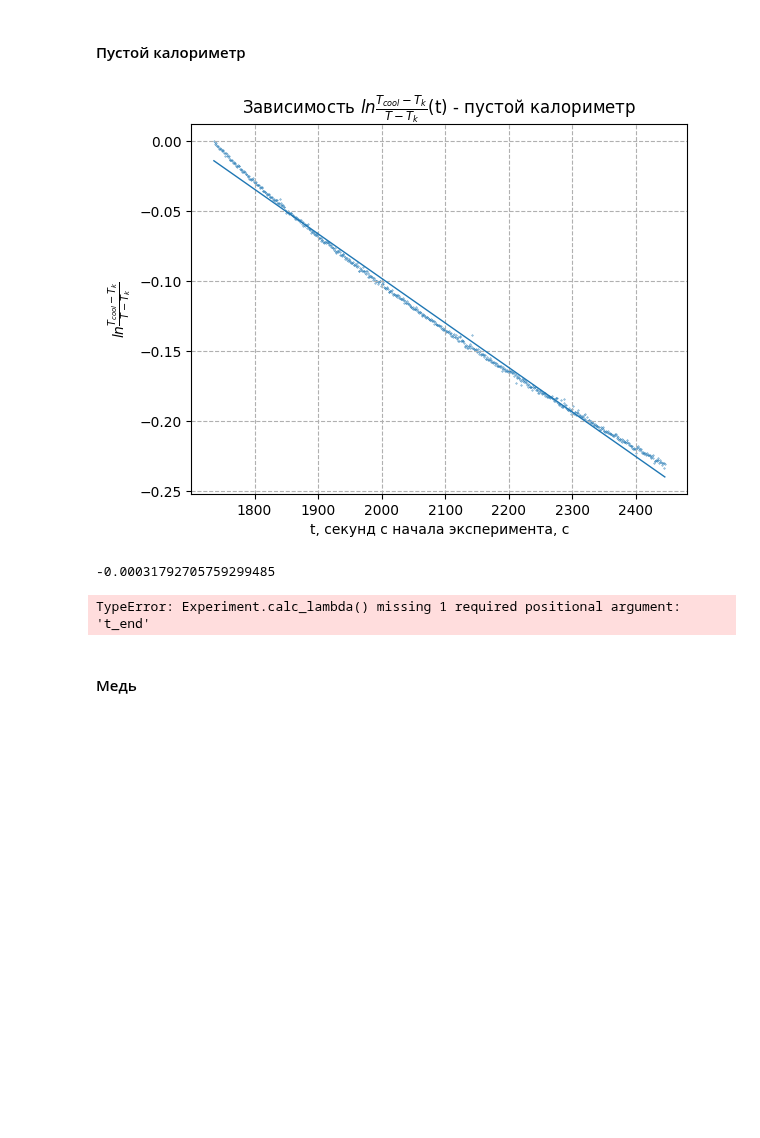
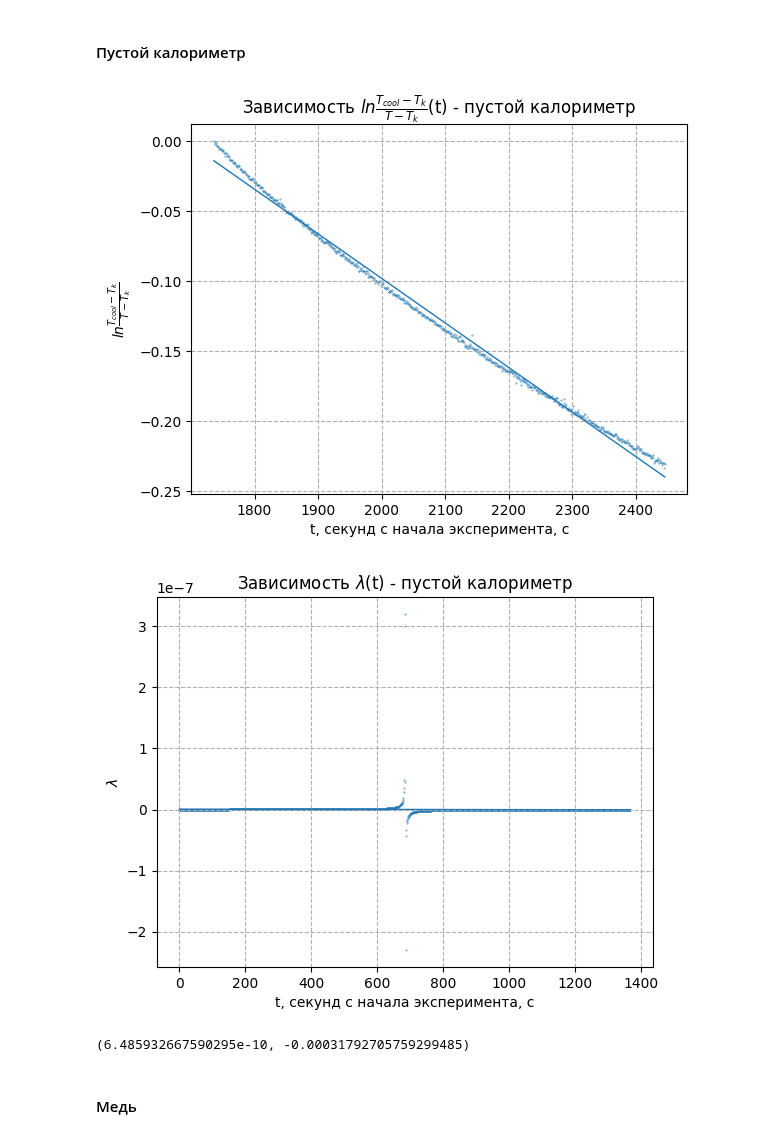
Before and after one commit to UjeNeTORT/labs, a Jupyter notebook: sem_2/2.1.4/laba.ipynb, the cells around one changed output. Saved outputs shown, nothing was run; the diff lists cells and outputs as text; code cells hidden in the pictures; blank space fills up the shorter version.

```diff
--- a/sem_2/2.1.4/laba.ipynb
+++ b/sem_2/2.1.4/laba.ipynb
@@ -85,7 +85,7 @@ class Experiment:
 
     def calc_lambda(self, k, t_begin, t_end):
         lambdas = [self.power/(self.temperature[i] - self.av_room_temp) *
-                    (1 - math.exp(-k * self.time[i])) for i in range(t_begin, t_end)]
+                    (1 - math.exp(-k * self.time[i])) for i in range(0, t_end - t_begin)]
         return range(0, t_end - t_begin), lambdas
 
     def truncate_data(self, n_first):
@@ -181,26 +181,27 @@ x = np.array([min(times), max(times)])
 plt.plot(x, k*x + b, "-", linewidth = 1)
 
 plt.show()
-k
+k_empty = k
 # %% [output]
 [figure]
--0.00031792705759299485
 # %%
-times, T_lns = Experiment.calc_lambda(EMPTY_HEAT_BEGIN, EMPTY_HEAT_STOP)
+times, lambdas = Experiment.calc_lambda(k_empty, EMPTY_HEAT_BEGIN, EMPTY_HEAT_STOP)
 plt.figure()
 plt.xlabel("t, секунд с начала эксперимента, с")
 plt.ylabel("$\\lambda$")
 plt.title('Зависимость $\\lambda$(t) - пустой калориметр')
 plt.grid(True, linestyle = '--')
-plt.scatter(times, T_lns, s=.1)
+plt.scatter(times, lambdas, s=.1)
 
-k, b, kerr, berr = LeastSquares(times, T_lns)
+k, b, kerr, berr = LeastSquares(times, lambdas)
 x = np.array([min(times), max(times)])
 plt.plot(x, k*x + b, "-", linewidth = 1)
 
 plt.show()
+b, k_empty
 # %% [output]
+[figure, added]
-TypeError: Experiment.calc_lambda() missing 1 required positional argument: 't_end'
+(6.485932667590295e-10, -0.00031792705759299485)
 # %% [markdown]
 #### Медь
 # %%
```
